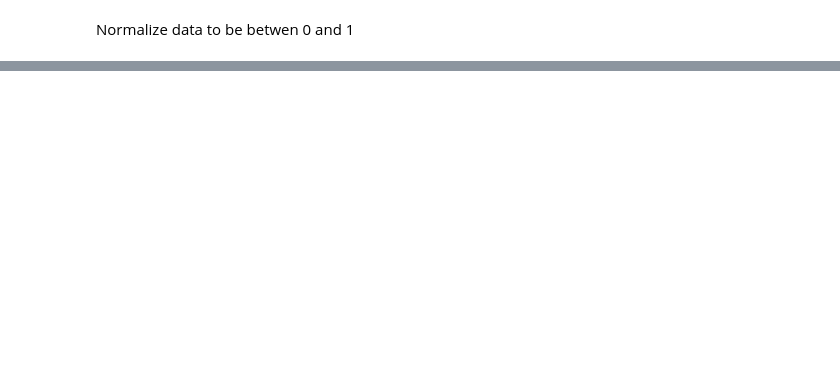
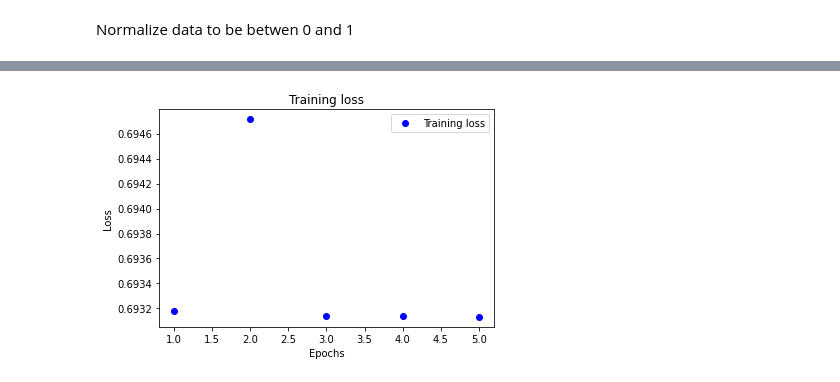
Before and after one commit to Gab2697/Human-Activity-Recognition, a Jupyter notebook: Baseline_CNN.ipynb, the cells around one changed output, grey strips where cells are left out. Saved outputs shown, nothing was run; the diff lists cells and outputs as text; code cells hidden in the pictures; blank space fills up the shorter version.

```diff
--- a/Baseline_CNN.ipynb
+++ b/Baseline_CNN.ipynb
@@ -159,4 +158,7 @@ print("T5 shape:", T5.shape)
 
 # T9=create_tensor(df_asphalt_9,df_grass_9)
 # print("T9 shape:", T9.shape)
+
+TT = tf.concat([T3,T5], axis=1)
+TT.shape
 # %% [output]
@@ -238,8 +270,10 @@ from keras import models
 
 #Instantiating a small convnet
 model = models.Sequential()
-model.add(layers.Conv2D(32, (5, 5), activation='relu', input_shape=(24652, 80, 4)))
+#filter size: 32, kenel of 3x3, input shape without the batch_size (one trial), padding= with zero padding
+model.add(layers.Conv2D(32, (3, 3), activation='relu', input_shape=(7704,4,1),padding='same'))
 model.add(layers.MaxPooling2D((2, 2)))
-model.add(layers.Conv2D(64, (3, 3), activation='relu'))
+model.add(layers.Conv2D(32, (3, 3), activation='relu',padding='same'))
 model.add(layers.MaxPooling2D((2, 2)))
-model.add(layers.Conv2D(64, (3, 3), activation='relu'))
+model.add(layers.Conv2D(64, (3, 3), activation='relu',padding='same'))
+model.summary()
@@ -309,16 +341,0 @@ emg_nomali=normalization(emg)
-# %%
-#Training the convnet on P03 and P05
-# from keras.utils import to_categorical
-from sklearn.model_selection import train_test_split
-X_train, X_test, y_train, y_test = train_test_split(X, y, test_size=0.2)
-
-# train_data = tf.data.Dataset.from_tensor_slices((X_train, y_train))
-# valid_data = tf.data.Dataset.from_tensor_slices((X_test, y_test))
-
-print('shape data to train:', X_train.shape) # 80% of data to train
-print('shape label to train:', y_train.shape)
-batch_size=1
-X_train=X_train.reshape(batch_size,24652, 80, 4)
-y_train=y_train.reshape(batch_size,24652, 80)
-print('reshape data to train:', X_train.shape)
-print('reshape label to train:', y_train.shape)
@@ -330,5 +342,6 @@ reshape label to train: (1, 24652, 80)
 # %%
+
 model.compile(optimizer='rmsprop', loss='binary_crossentropy', metrics=['accuracy'])
-model.fit(X_train, y_train, epochs=5, batch_size=24652) #1926*4
+history= model.fit(X_train, label_train, epochs=5, batch_size=256)
 # %% [output]
 Epoch 1/5
@@ -339,0 +364,14 @@ test_acc
+# %%
+#Plotting the training and validation loss
+import matplotlib.pyplot as plt
+history_dict = history.history
+loss_values = history_dict['loss']
+epochs = range(1, len(loss_values) + 1)
+plt.plot(epochs, loss_values, 'bo', label='Training loss') #“bo” is for “blue dot.”
+plt.title('Training loss')
+plt.xlabel('Epochs')
+plt.ylabel('Loss')
+plt.legend()
+plt.show()
+# %% [output]
+[figure, added]
```
Also changed, not shown: parts of 19 cells of this notebook.
